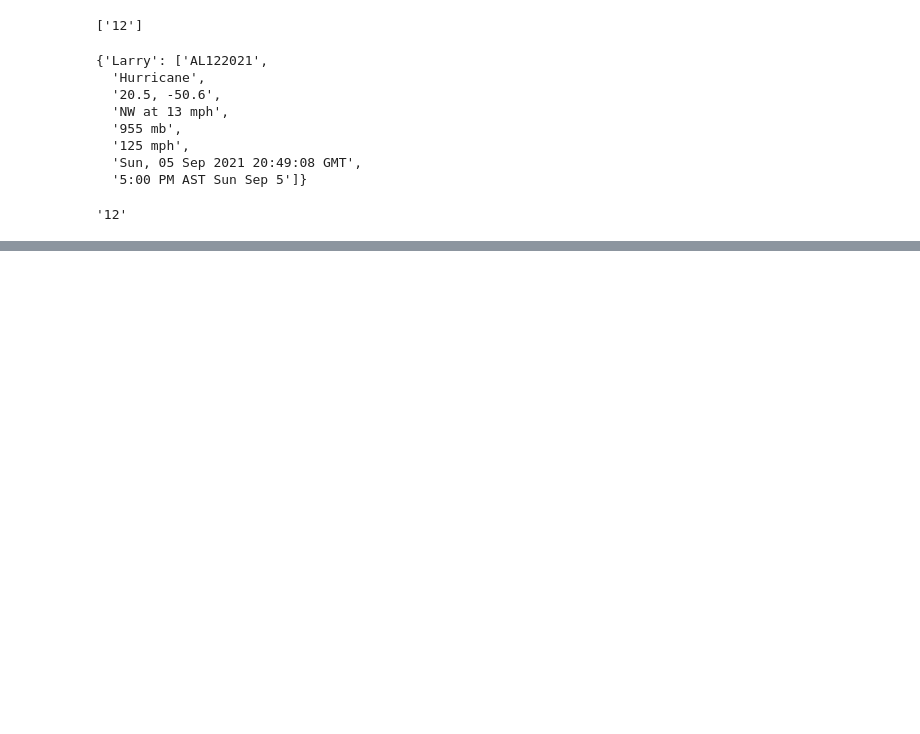
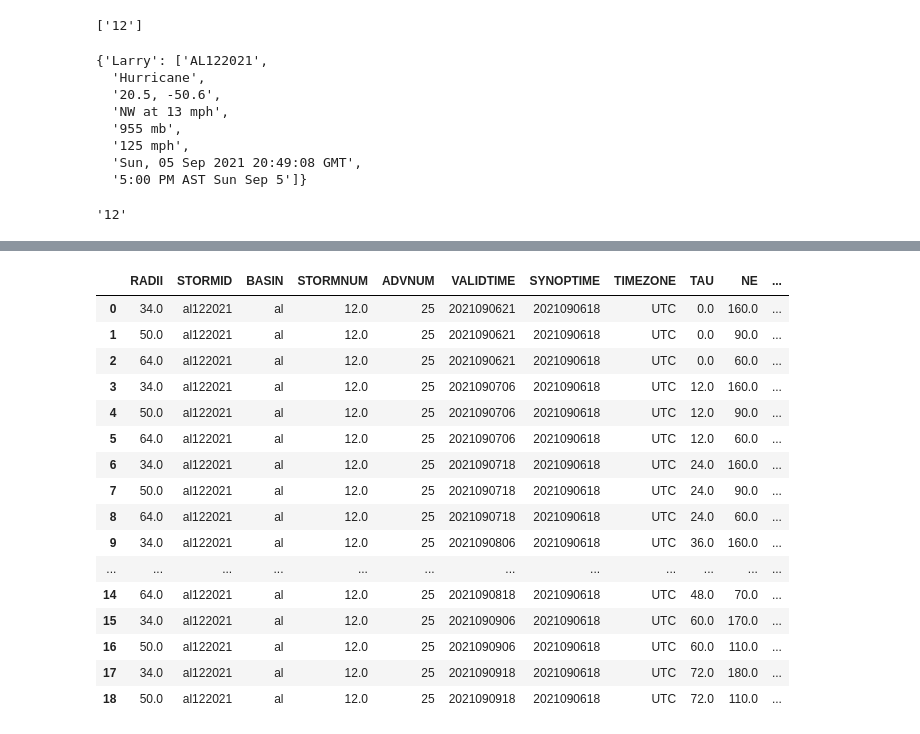
Before and after one commit to jmedinah09/UnidataProjects, a Jupyter notebook: tropical_cyclone_plot_project/downloader_bot.ipynb, the cells around one changed output, grey strips where cells are left out. Saved outputs shown, nothing was run; the diff lists cells and outputs as text; code cells hidden in the pictures; blank space fills up the shorter version.

Commit message:
working w downloader class

```diff
--- a/tropical_cyclone_plot_project/downloader_bot.ipynb
+++ b/tropical_cyclone_plot_project/downloader_bot.ipynb
@@ -218,33 +234,52 @@ nhc_fnames()[0][1]
 # %%
-def nhc_gis_downloader():
-
-    file_names = nhc_fnames()[0]
-    urls       = nhc_fnames()[1]
-    gdf_names  = nhc_fnames()[2]
-
+def nhc_gis_downloader(file_names, urls, gdf_names):
 
     for idx, file_name in enumerate(file_names):
         url = f'{urls[idx]}/{file_name}'
         r = requests.get(url)
         with open(f'nhc_latest/{file_name}', 'wb') as code:
             code.write(r.content)
     _  = [0, 3, 4, 5]
     __ = [2, 7, 12]
     for idx, file_name in enumerate([file_names[0],  file_names[3],
                                     file_names[4],  file_names[5]]):
         with ZipFile(f'nhc_latest/{file_name}', 'r') as zip_file_name:
             for idx2 in range(len(gdf_names[file_names[_[idx]]])):
                 gdf_names[file_names[_[idx]]][idx2]  = geopandas.read_file(
                 f'zip://./nhc_latest/{file_name}!{zip_file_name.namelist()[__[idx2]]}')
     _  = [0,5]
     with ZipFile(f'nhc_latest/{file_names[1]}', 'r') as zip_file_name:
         for idx in range(2):
             gdf_names[file_names[1]][idx]  = geopandas.read_file(
             f'zip://./nhc_latest/{file_names[1]}!{zip_file_name.namelist()[_[idx]]}')
     _  = [2, 7, 13, 16]
     with ZipFile(f'nhc_latest/{file_names[2]}', 'r') as zip_file_name:
         for idx in range(4):
             gdf_names[file_names[2]][idx]  = geopandas.read_file(
             f'zip://./nhc_latest/{file_names[2]}!{zip_file_name.namelist()[_[idx]]}')
     return gdf_names
+
+file_names = nhc_fnames()[0]
+urls       = nhc_fnames()[1]
+gdf_names  = nhc_fnames()[2]
+
+nhc_gis_downloader(file_names, urls, gdf_names)[nhc_fnames()[0][1]][0]
+# %% [output]
+|  | RADII | STORMID | BASIN | STORMNUM | ADVNUM | VALIDTIME | SYNOPTIME | TIMEZONE | TAU | NE | ... |
+| 0 | 34.0 | al122021 | al | 12.0 | 25 | 2021090621 | 2021090618 | UTC | 0.0 | 160.0 | ... |
+| 1 | 50.0 | al122021 | al | 12.0 | 25 | 2021090621 | 2021090618 | UTC | 0.0 | 90.0 | ... |
+| 2 | 64.0 | al122021 | al | 12.0 | 25 | 2021090621 | 2021090618 | UTC | 0.0 | 60.0 | ... |
+| 3 | 34.0 | al122021 | al | 12.0 | 25 | 2021090706 | 2021090618 | UTC | 12.0 | 160.0 | ... |
+| 4 | 50.0 | al122021 | al | 12.0 | 25 | 2021090706 | 2021090618 | UTC | 12.0 | 90.0 | ... |
+| 5 | 64.0 | al122021 | al | 12.0 | 25 | 2021090706 | 2021090618 | UTC | 12.0 | 60.0 | ... |
+| 6 | 34.0 | al122021 | al | 12.0 | 25 | 2021090718 | 2021090618 | UTC | 24.0 | 160.0 | ... |
+| 7 | 50.0 | al122021 | al | 12.0 | 25 | 2021090718 | 2021090618 | UTC | 24.0 | 90.0 | ... |
+| 8 | 64.0 | al122021 | al | 12.0 | 25 | 2021090718 | 2021090618 | UTC | 24.0 | 60.0 | ... |
+| 9 | 34.0 | al122021 | al | 12.0 | 25 | 2021090806 | 2021090618 | UTC | 36.0 | 160.0 | ... |
+| ... | ... | ... | ... | ... | ... | ... | ... | ... | ... | ... | ... |
+| 14 | 64.0 | al122021 | al | 12.0 | 25 | 2021090818 | 2021090618 | UTC | 48.0 | 70.0 | ... |
+| 15 | 34.0 | al122021 | al | 12.0 | 25 | 2021090906 | 2021090618 | UTC | 60.0 | 170.0 | ... |
+| 16 | 50.0 | al122021 | al | 12.0 | 25 | 2021090906 | 2021090618 | UTC | 60.0 | 110.0 | ... |
+| 17 | 34.0 | al122021 | al | 12.0 | 25 | 2021090918 | 2021090618 | UTC | 72.0 | 180.0 | ... |
+| 18 | 50.0 | al122021 | al | 12.0 | 25 | 2021090918 | 2021090618 | UTC | 72.0 | 110.0 | ... |
 # %%
```
Also changed, not shown: parts of 4 cells of this notebook, 6 other files.
